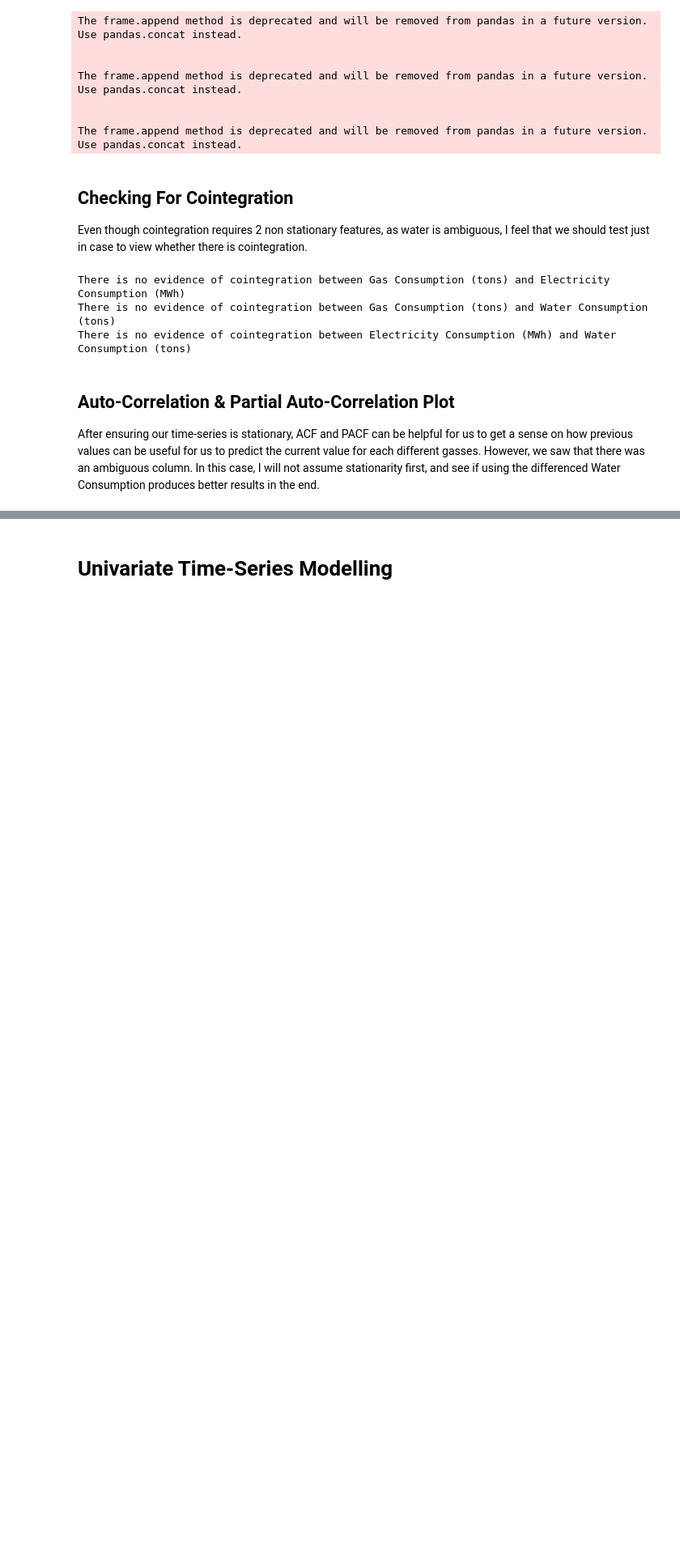
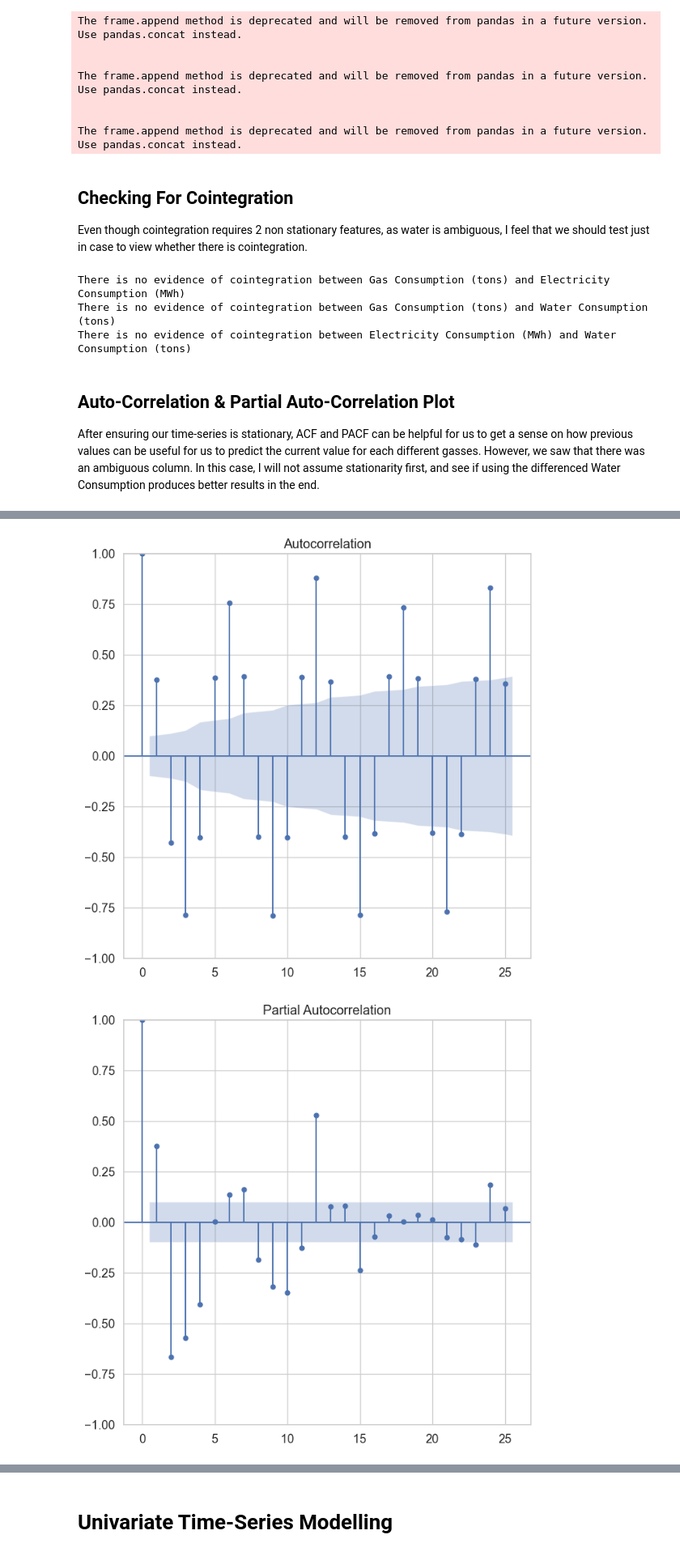
Before and after one commit to fwnriyx/poly, a Jupyter notebook: AI and Machine Learning/CA2/Time Series/energy.ipynb, the cells around one changed output, grey strips where cells are left out. Shown at 81% size. Saved outputs shown, nothing was run; the diff lists cells and outputs as text; code cells hidden in the pictures; blank space fills up the shorter version.

```diff
--- a/AI and Machine Learning/CA2/Time Series/energy.ipynb
+++ b/AI and Machine Learning/CA2/Time Series/energy.ipynb
@@ -555,0 +549,13 @@ The default method 'yw' can produce PACF values outside of the [-1,1] interval.
+# %%
+diff_features = df['Electricity Consumption (MWh)']
+plt.rcParams['figure.figsize'] = [8, 8]
+plot_acf(diff_features.diff().dropna(), lags = 25) # Difference in NO2
+plot_pacf(diff_features.diff().dropna(), lags = 25) # Looks for AR(p)
+
+# set main title
+fig.suptitle("Autocorrelation and Partial Autocorrelation for Electricity differenced")
+
+plt.show()
+# %% [output]
+[figure, added]
+[figure, added]
```
Also changed, not shown: parts of 14 cells of this notebook, 2 other files.
